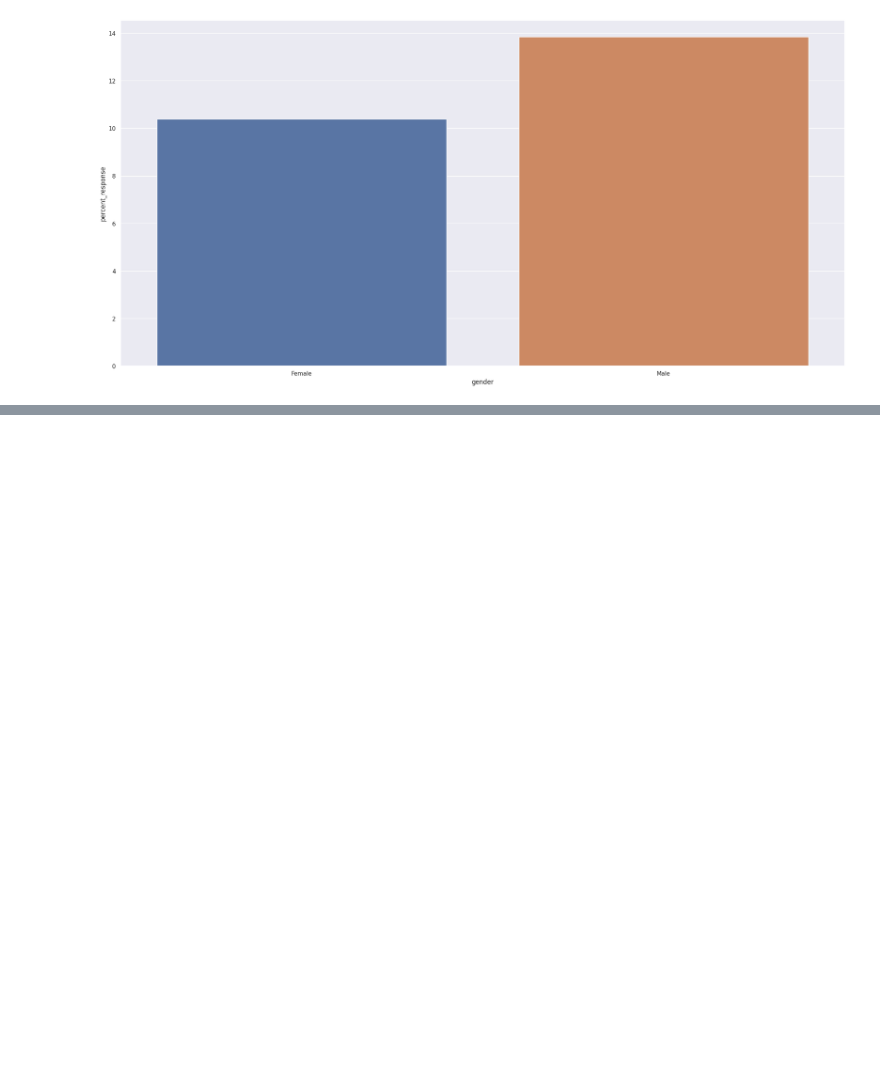
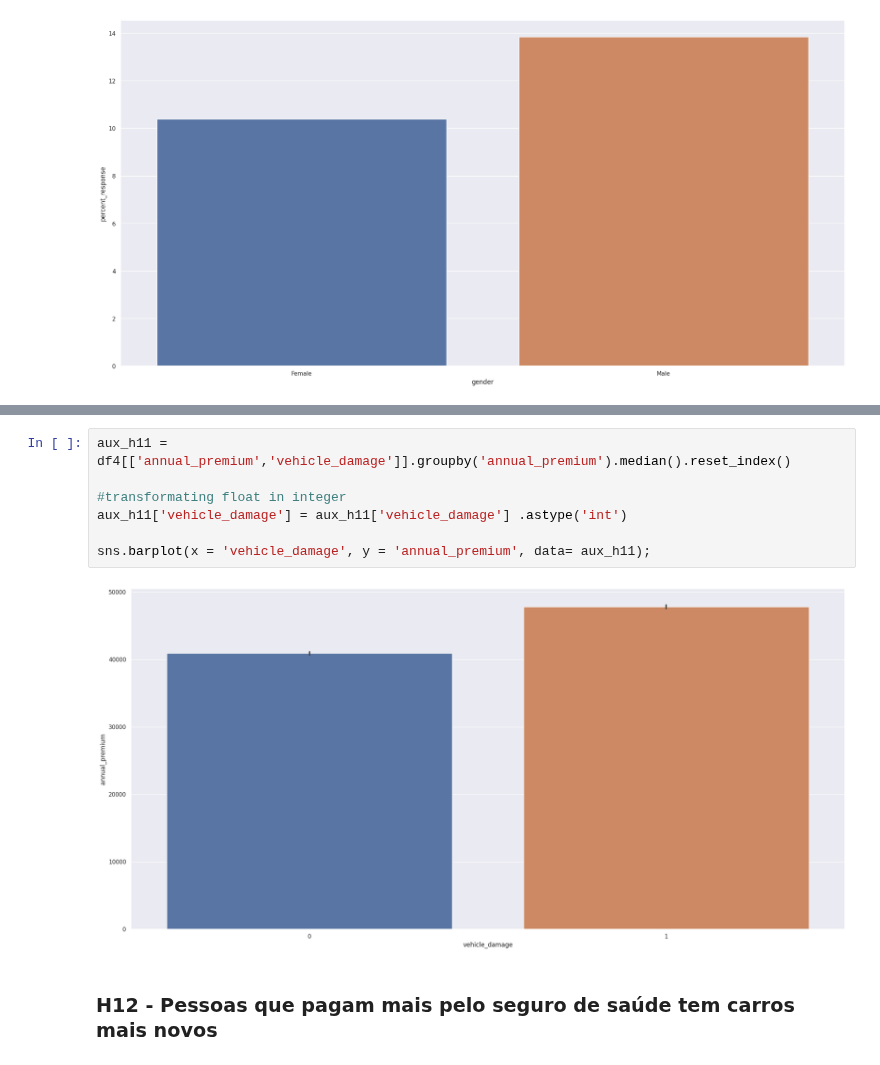
Before and after one commit to guiaraujofreitas/Insurance-Health-Cross-Sell, a Jupyter notebook: Step_4_Project_Health_Insurance_Cross_Sell.ipynb, the cells around one changed output, grey strips where cells are left out. Cells and saved outputs as stored; diff of their text form; blank space fills up the shorter version.

```diff
--- a/Step_4_Project_Health_Insurance_Cross_Sell.ipynb
+++ b/Step_4_Project_Health_Insurance_Cross_Sell.ipynb
@@ -449,0 +487,11 @@ sns.barplot(x='vehicle_age',y = 'percentage' ,data= aux_h7);
+# %%
+aux_h11 = df4[['annual_premium','vehicle_damage']].groupby('annual_premium').median().reset_index()
+
+#transformating float in integer
+aux_h11['vehicle_damage'] = aux_h11['vehicle_damage'] .astype('int')
+
+sns.barplot(x = 'vehicle_damage', y = 'annual_premium', data= aux_h11);
+# %% [output]
+[figure, added]
+# %% [markdown]
+### H12 - Pessoas que pagam mais pelo seguro de saúde tem carros mais novos
```
Also changed, not shown: parts of 24 cells of this notebook.
